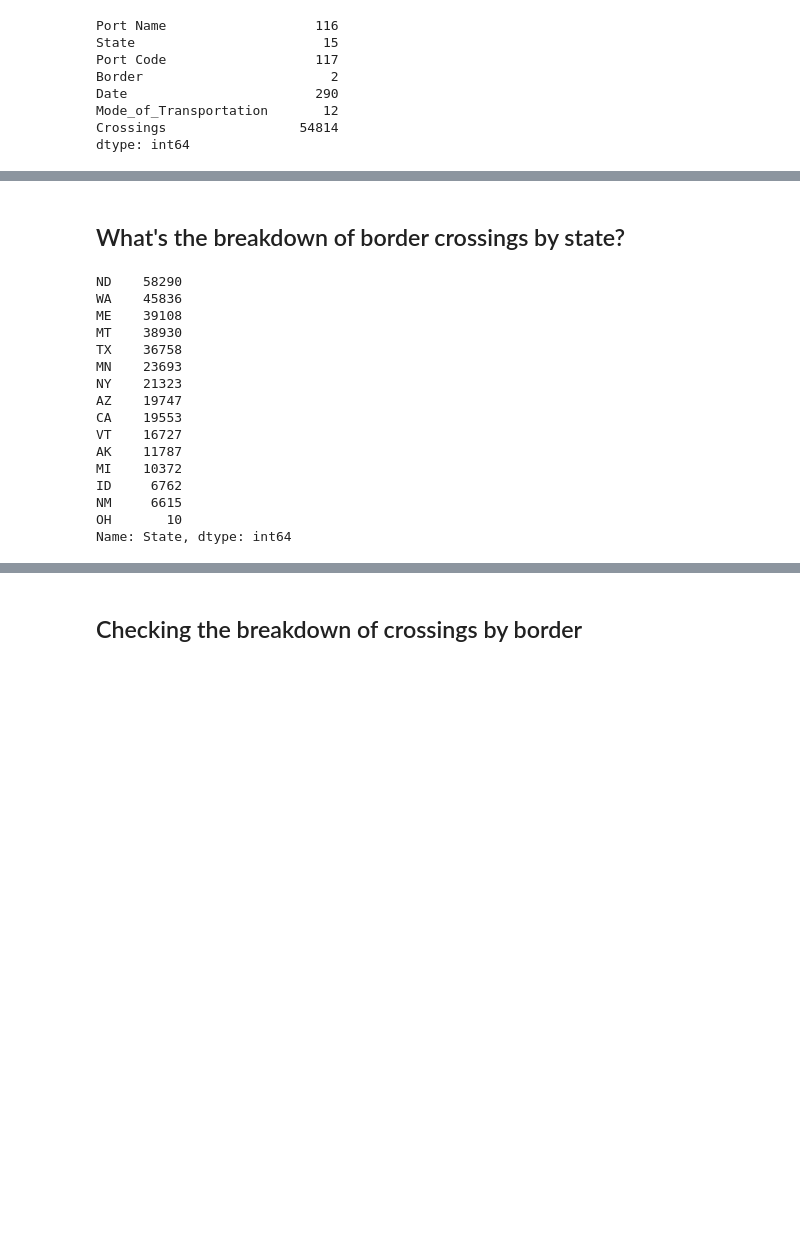
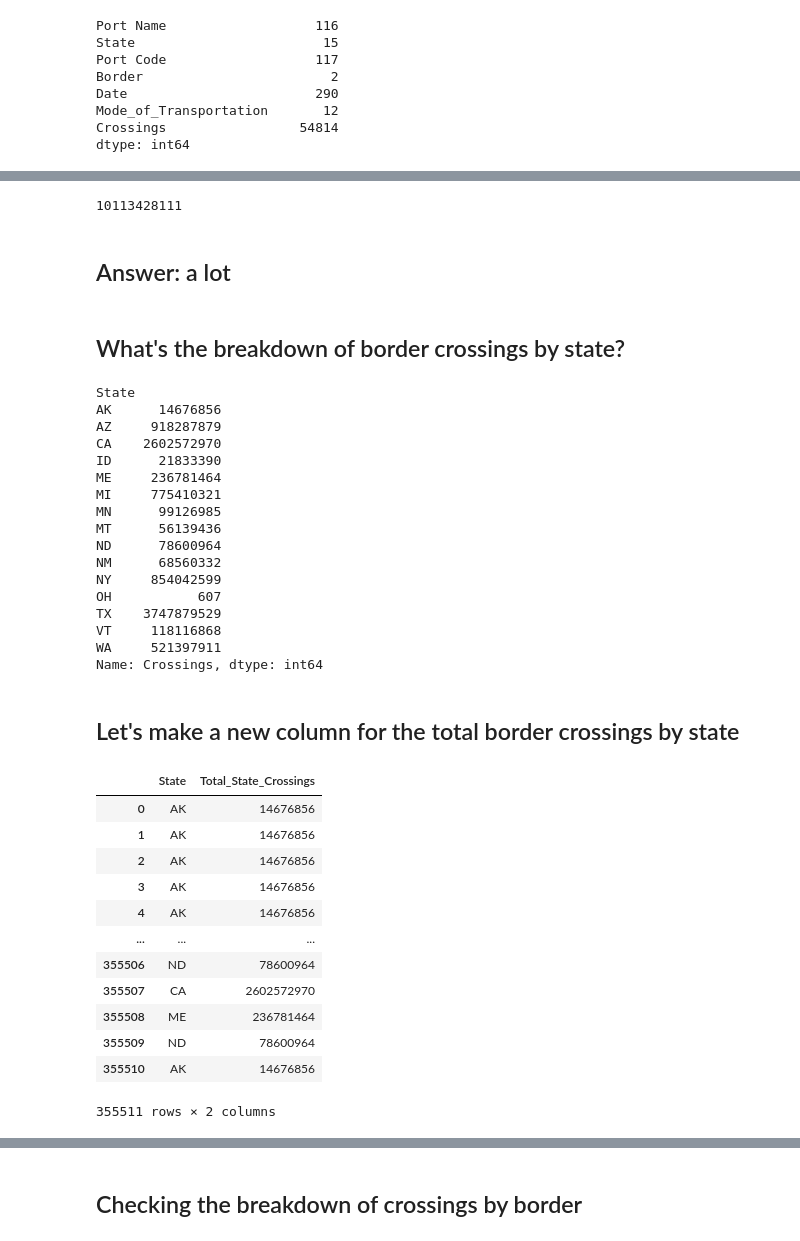
Before and after one commit to michaelbeebe123/us_border_crossings, a Jupyter notebook: border_crossings.ipynb, the cells around one changed output, grey strips where cells are left out. Saved outputs shown, nothing was run; the diff lists cells and outputs as text; code cells hidden in the pictures; blank space fills up the shorter version.

```diff
--- a/border_crossings.ipynb
+++ b/border_crossings.ipynb
@@ -93,25 +100,53 @@ dtype: int64
+# %%
+df1['Crossings'].sum()
+# %% [output]
+10113428111
+# %% [markdown]
+Answer: a lot
+---
 # %% [markdown]
 What's the breakdown of border crossings by state?
 ---
 # %%
-df1['State'].value_counts()
+df1.groupby('State')['Crossings'].sum()
 # %% [output]
-ND    58290
-WA    45836
-ME    39108
-MT    38930
-TX    36758
-MN    23693
-NY    21323
-AZ    19747
-CA    19553
-VT    16727
-AK    11787
-MI    10372
-ID     6762
-NM     6615
-OH       10
-Name: State, dtype: int64
+State
+AK      14676856
+AZ     918287879
+CA    2602572970
+ID      21833390
+ME     236781464
+MI     775410321
+MN      99126985
+MT      56139436
+ND      78600964
+NM      68560332
+NY     854042599
+OH           607
+TX    3747879529
+VT     118116868
+WA     521397911
+Name: Crossings, dtype: int64
+# %% [markdown]
+Let's make a new column for the total border crossings by state
+--
+# %%
+df1['Total_Crossings_By_State'] = df1.groupby('State')['Crossings'].transform('sum')
+df1[['State', 'Total_Crossings_By_State']]
+# %% [output]
+|  | State | Total_State_Crossings |
+| 0 | AK | 14676856 |
+| 1 | AK | 14676856 |
+| 2 | AK | 14676856 |
+| 3 | AK | 14676856 |
+| 4 | AK | 14676856 |
+| ... | ... | ... |
+| 355506 | ND | 78600964 |
+| 355507 | CA | 2602572970 |
+| 355508 | ME | 236781464 |
+| 355509 | ND | 78600964 |
+| 355510 | AK | 14676856 |
+355511 rows × 2 columns
 # %%
 fig = plt.figure(figsize=(12, 5))
 ax = fig.add_axes([0,0,1,1])
```
Also changed, not shown: parts of 15 cells of this notebook.
